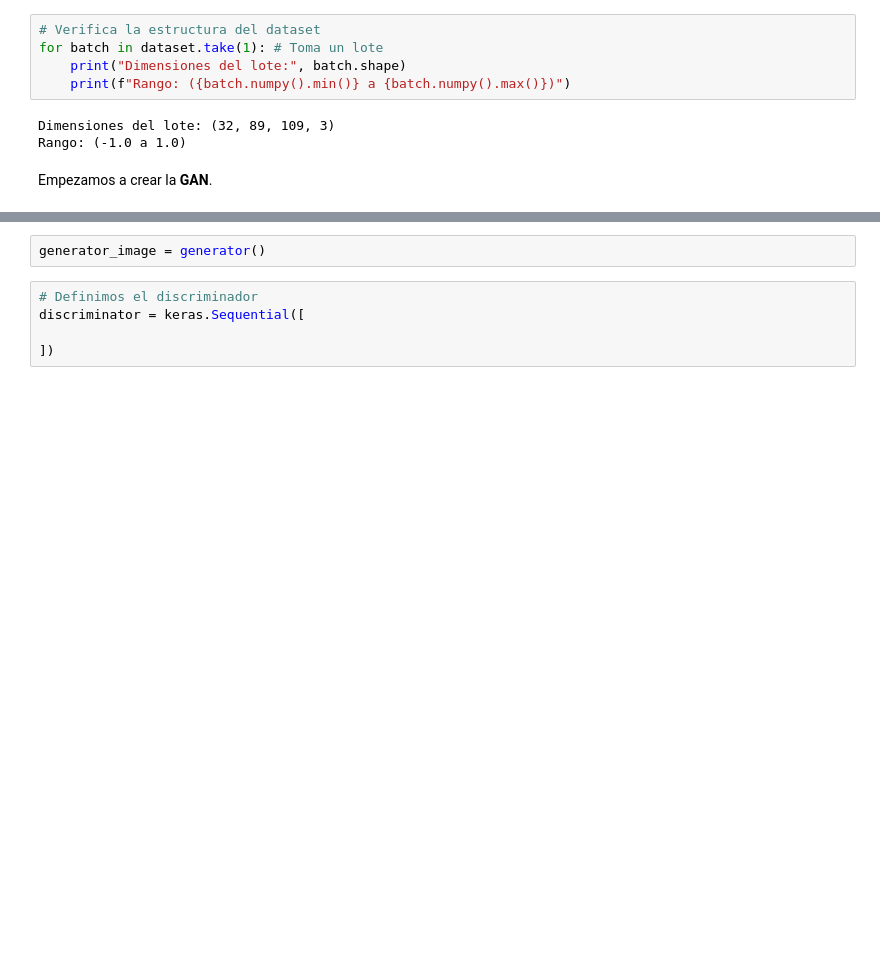
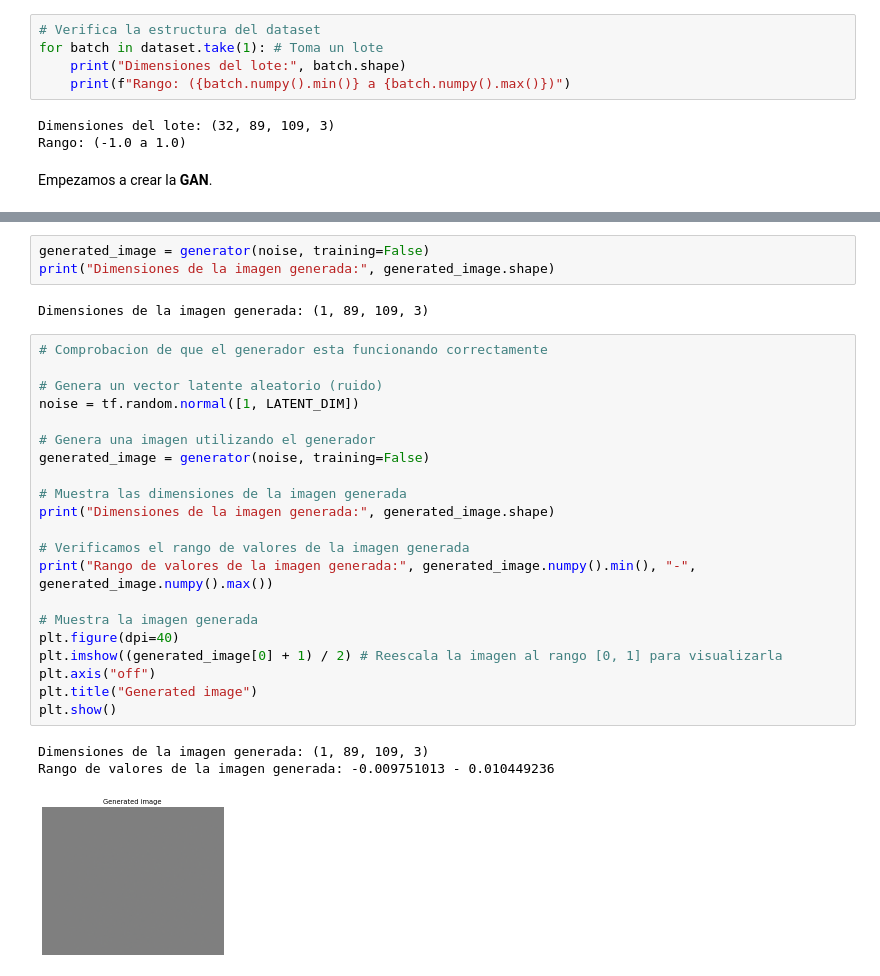
Before and after one commit to Pykoncio/CEIABD, a Jupyter notebook: Inteligencia artificial/Tema 14. Redes Generativas Adversarias/gan_para_generar_caras.ipynb, the cells around one changed output, grey strips where cells are left out. Saved outputs shown, nothing was run; the diff lists cells and outputs as text; blank space fills up the shorter version.

```diff
--- a/Inteligencia artificial/Tema 14. Redes Generativas Adversarias/gan_para_generar_caras.ipynb
+++ b/Inteligencia artificial/Tema 14. Redes Generativas Adversarias/gan_para_generar_caras.ipynb
@@ -173,7 +174,30 @@ conv2d_3: (1, 89, 109, 3)
-# %%
-generator_image = generator()
-# %%
-# Definimos el discriminador
-discriminator = keras.Sequential([
-
-])
+# %%
+generated_image = generator(noise, training=False)
+print("Dimensiones de la imagen generada:", generated_image.shape)
+# %% [output]
+Dimensiones de la imagen generada: (1, 89, 109, 3)
+# %%
+# Comprobacion de que el generador esta funcionando correctamente
+
+# Genera un vector latente aleatorio (ruido)
+noise = tf.random.normal([1, LATENT_DIM])
+
+# Genera una imagen utilizando el generador
+generated_image = generator(noise, training=False)
+
+# Muestra las dimensiones de la imagen generada
+print("Dimensiones de la imagen generada:", generated_image.shape)
+
+# Verificamos el rango de valores de la imagen generada
+print("Rango de valores de la imagen generada:", generated_image.numpy().min(), "-", generated_image.numpy().max())
+
+# Muestra la imagen generada
+plt.figure(dpi=40)
+plt.imshow((generated_image[0] + 1) / 2) # Reescala la imagen al rango [0, 1] para visualizarla
+plt.axis("off")
+plt.title("Generated image")
+plt.show()
+# %% [output]
+Dimensiones de la imagen generada: (1, 89, 109, 3)
+Rango de valores de la imagen generada: -0.009751013 - 0.010449236
+[figure, added]
```
Also changed, not shown: parts of 13 cells of this notebook.
